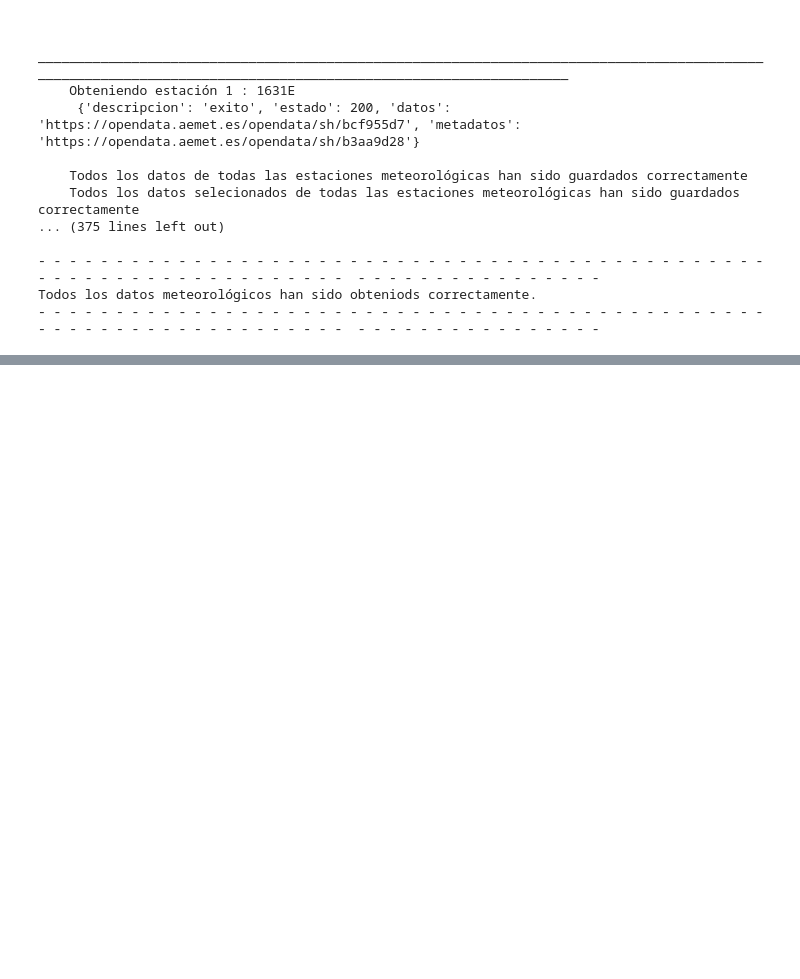
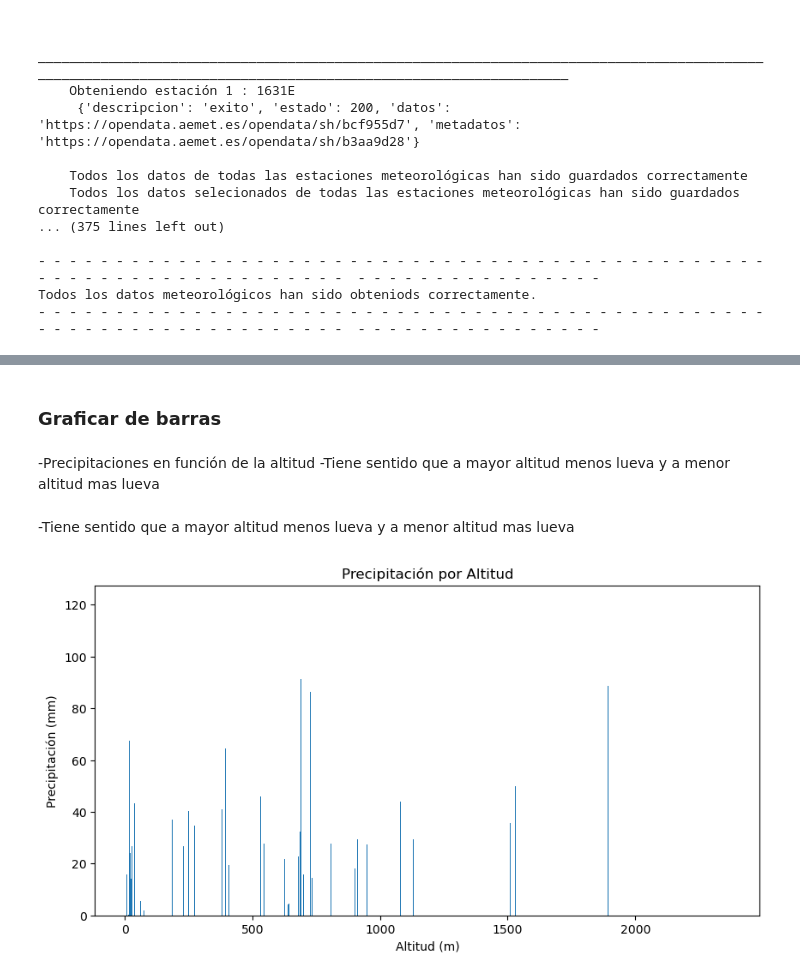
Before and after one commit to guti10x/Aemet, a Jupyter notebook: AEMET_API_requests.ipynb, the cells around one changed output, grey strips where cells are left out. Cells and saved outputs as stored; diff of their text form; code cells hidden in the pictures; blank space fills up the shorter version.

```diff
--- a/AEMET_API_requests.ipynb
+++ b/AEMET_API_requests.ipynb
@@ -288,0 +292,16 @@ plt.show()
+# %% [markdown]
+### Graficar de barras
+# %% [markdown]
+-Precipitaciones en función de la altitud -Tiene sentido que a mayor altitud menos lueva y a menor altitud mas lueva
+# %% [markdown]
+-Tiene sentido que a mayor altitud menos lueva y a menor altitud mas lueva
+# %%
+# Gráfico de barras de precipitación (prec) por altitud
+plt.figure(figsize=(10, 5))
+plt.bar(data['altitud'], data['prec'])
+plt.title('Precipitación por Altitud')
+plt.xlabel('Altitud (m)')
+plt.ylabel('Precipitación (mm)')
+plt.show()
+# %% [output]
+[figure, added]
```
Also changed, not shown: parts of 13 cells of this notebook.
